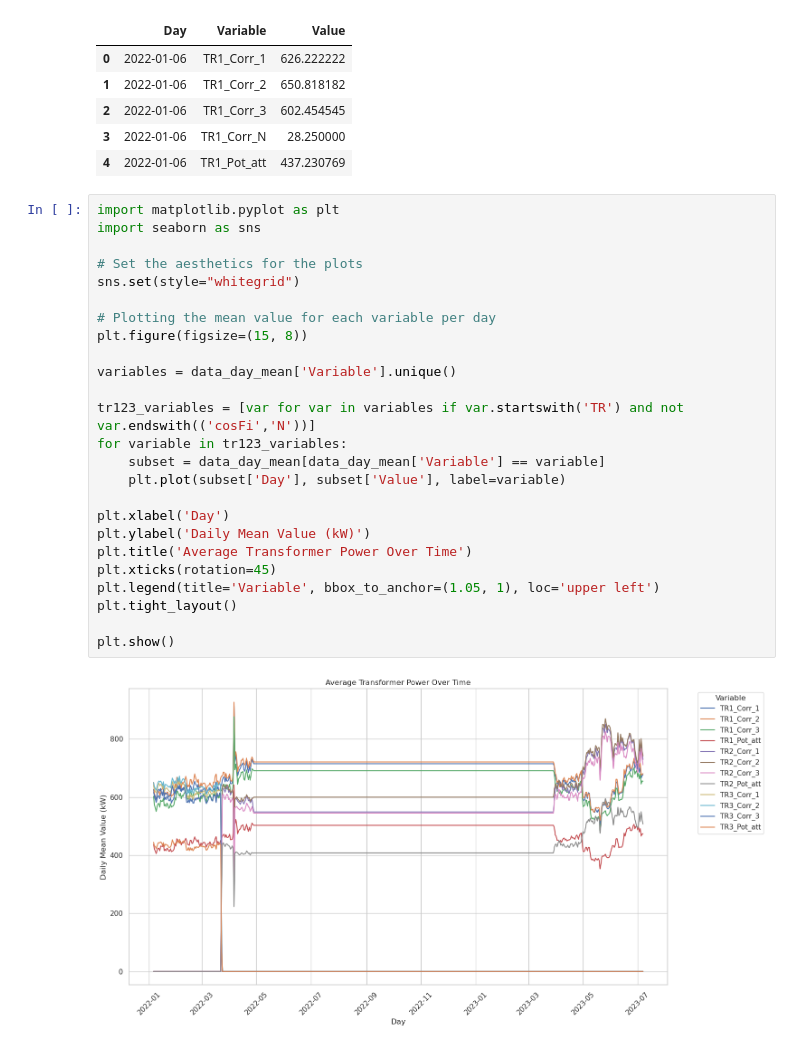
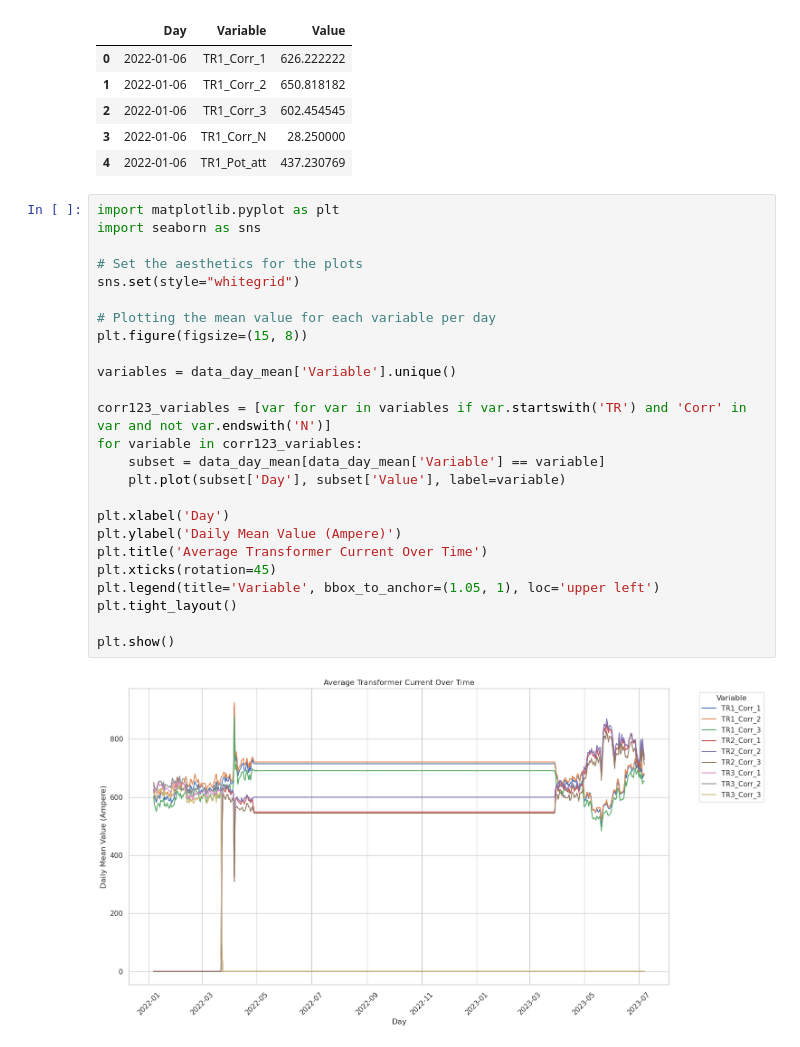
Before and after one commit to Matt17BR/ml4ds2324_cluster_analysis, a Jupyter notebook: scripts/data_preproc.ipynb, the cells around one changed output. Cells and saved outputs as stored; diff of their text form.

Commit message:
Update plots

```diff
--- a/scripts/data_preproc.ipynb
+++ b/scripts/data_preproc.ipynb
@@ -73,30 +73,30 @@ data_day_mean.head()
 # %%
 import matplotlib.pyplot as plt
 import seaborn as sns
 
 # Set the aesthetics for the plots
 sns.set(style="whitegrid")
 
 # Plotting the mean value for each variable per day
 plt.figure(figsize=(15, 8))
 
 variables = data_day_mean['Variable'].unique()
 
-tr123_variables = [var for var in variables if var.startswith('TR') and not var.endswith(('cosFi','N'))]
-for variable in tr123_variables:
+corr123_variables = [var for var in variables if var.startswith('TR') and 'Corr' in var and not var.endswith('N')]
+for variable in corr123_variables:
     subset = data_day_mean[data_day_mean['Variable'] == variable]
     plt.plot(subset['Day'], subset['Value'], label=variable)
 
 plt.xlabel('Day')
-plt.ylabel('Daily Mean Value (kW)')
-plt.title('Average Transformer Power Over Time')
+plt.ylabel('Daily Mean Value (Ampere)')
+plt.title('Average Transformer Current Over Time')
 plt.xticks(rotation=45)
 plt.legend(title='Variable', bbox_to_anchor=(1.05, 1), loc='upper left')
 plt.tight_layout()
 
 plt.show()
 # %% [output]
-[figure, old version]
+[figure, new version]
 # %%
 # Plotting the mean value for each variable per day
 plt.figure(figsize=(15, 8))
```
Also changed, not shown: parts of 7 cells of this notebook.
